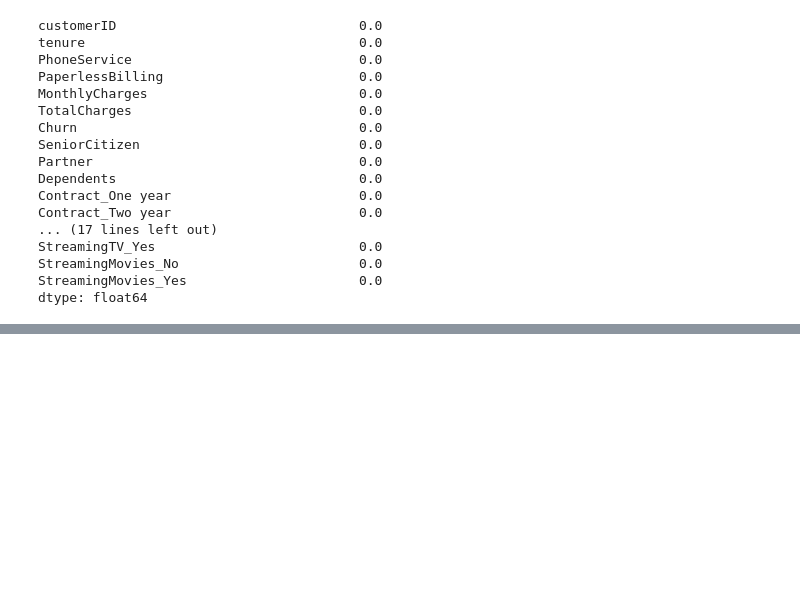
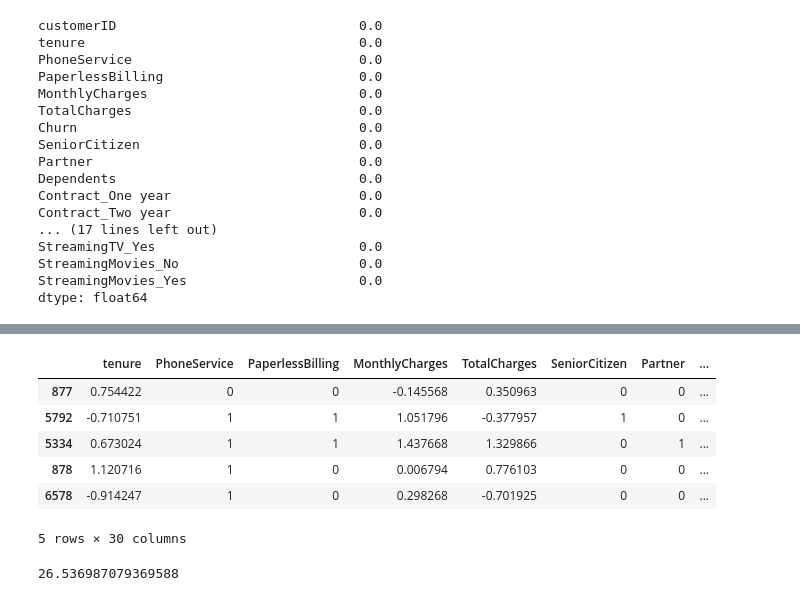
Before and after one commit to vivekkum-ar/Telecom-Churn-Logistic-Regression, a Jupyter notebook: Telecom-Churn-Logistic-Model.ipynb, the cells around one changed output, grey strips where cells are left out. Saved outputs shown, nothing was run; the diff lists cells and outputs as text; code cells hidden in the pictures; blank space fills up the shorter version.

```diff
--- a/Telecom-Churn-Logistic-Model.ipynb
+++ b/Telecom-Churn-Logistic-Model.ipynb
@@ -297,0 +326,3 @@ dtype: float64
+# %%
+# Splitting the data into train and test
+X_train, X_test, y_train, y_test = train_test_split(X, y, train_size=0.7, test_size=0.3, random_state=100)
@@ -297,0 +349,24 @@ dtype: float64
+# %%
+# X_train.TotalCharges.value_counts()
+X_train.TotalCharges=pd.to_numeric(X_train.TotalCharges, errors='coerce').fillna(0, downcast='infer')
+# %%
+from sklearn.preprocessing import StandardScaler
+scaler = StandardScaler()
+
+X_train[['tenure','MonthlyCharges','TotalCharges']] = scaler.fit_transform(X_train[['tenure','MonthlyCharges','TotalCharges']])
+
+X_train.head()
+# %% [output]
+|  | tenure | PhoneService | PaperlessBilling | MonthlyCharges | TotalCharges | SeniorCitizen | Partner | ... |
+| 877 | 0.754422 | 0 | 0 | -0.145568 | 0.350963 | 0 | 0 | ... |
+| 5792 | -0.710751 | 1 | 1 | 1.051796 | -0.377957 | 1 | 0 | ... |
+| 5334 | 0.673024 | 1 | 1 | 1.437668 | 1.329866 | 0 | 1 | ... |
+| 878 | 1.120716 | 1 | 0 | 0.006794 | 0.776103 | 0 | 0 | ... |
+| 6578 | -0.914247 | 1 | 0 | 0.298268 | -0.701925 | 0 | 0 | ... |
+5 rows × 30 columns
+# %%
+### Checking the Churn Rate
+churn = (sum(telecom['Churn'])/len(telecom['Churn'].index))*100
+churn
+# %% [output]
+26.536987079369588
```
Also changed, not shown: parts of 4 cells of this notebook.
